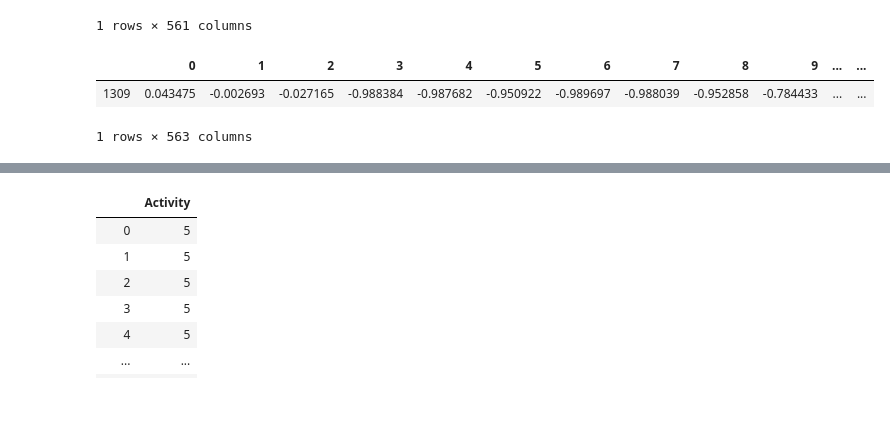
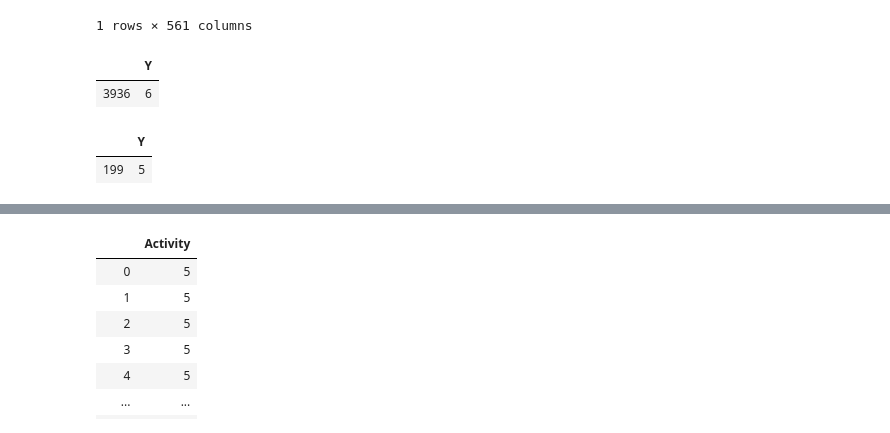
Before and after one commit to gmossy/human-activity-recognition, a Jupyter notebook: human_activity_recognizer.ipynb, the cells around one changed output, grey strips where cells are left out. Cells and saved outputs as stored; diff of their text form; code cells hidden in the pictures; blank space fills up the shorter version.

```diff
--- a/human_activity_recognizer.ipynb
+++ b/human_activity_recognizer.ipynb
@@ -321,14 +294,20 @@ df.T
 | 0 | tBodyAcc-Mean-1 | tBodyAcc-Mean-2 | tBodyAcc-Mean-3 | tBodyAcc-STD-1 | tBodyAcc-STD-2 | tBodyAcc-STD-3 | tBodyAcc-Mad-1 | tBodyAcc-Mad-2 | tBodyAcc-Mad-3 | tBodyAcc-Max-1 | ... | ... |
 1 rows × 561 columns
 # %%
-# Join Activity column to the dataframe (right)
+# Join Activity column to the dataframe (right) and copy to a new dataframe
+# Activity column will be required for the samples by activity chart.
 X_train2['Activity'] = y_train2
-# Join Activity column to the dataframe (right)
-X_test2['Activity'] = y_test2
+XA_train = X_train2['Activity'] = y_train2
+# Join Activity column to the dataframe (right) and copy to a new dataframe
+XA_test = X_test2['Activity'] = y_test2
 # %%
-X_train2.sample()
+XA_train.sample()
 # %% [output]
-|  | 0 | 1 | 2 | 3 | 4 | 5 | 6 | 7 | 8 | 9 | ... | ... |
-| 1309 | 0.043475 | -0.002693 | -0.027165 | -0.988384 | -0.987682 | -0.950922 | -0.989697 | -0.988039 | -0.952858 | -0.784433 | ... | ... |
+|  | Y |
+| 3936 | 6 |
-1 rows × 563 columns
+# %%
+XA_test.sample()
+# %% [output]
+|  | Y |
+| 199 | 5 |
 # %%
```
Also changed, not shown: parts of 120 cells of this notebook, 4 other files.
